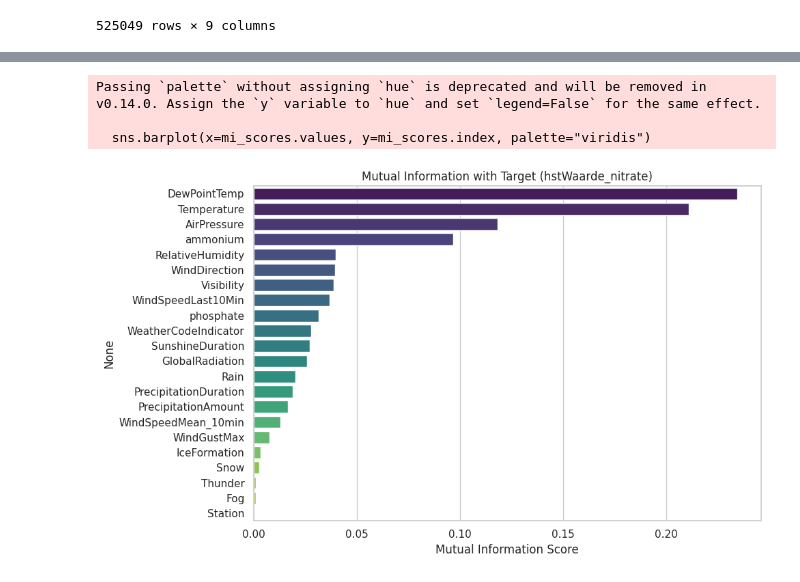
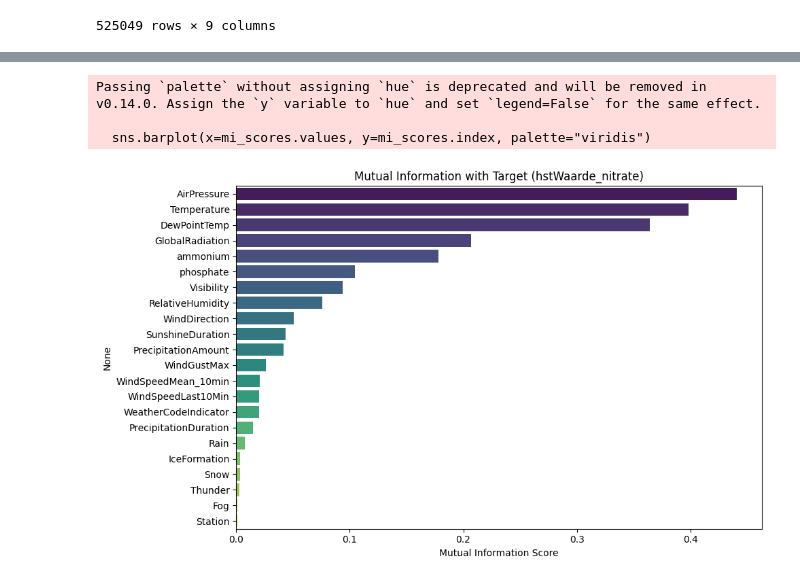
Before and after one commit to georgyHZ/DuskpetalHoppers, a Jupyter notebook: Iteration1.ipynb, the cells around one changed output, grey strips where cells are left out. Cells and saved outputs as stored; diff of their text form; code cells hidden in the pictures.

```diff
--- a/Iteration1.ipynb
+++ b/Iteration1.ipynb
@@ -50,7 +50,7 @@ Number of outliers:  43282
 # %%
 nitrate = pd.read_parquet('data/Chemical measurements influent 2023_2024/nitrate_2024.parquet')
 nitrate['datumBeginMeting'] = pd.to_datetime(nitrate['datumBeginMeting'])
-nitrate = nitrate.rename(columns={"hstWaarde": "hstWaarde_nitrate", "historianTagnummer": "historianTagnummer_nitrate", "datumBeginMeting": "datumBeginMeting_nitrate", "datumEndeMeting": "datumEndeMeting_nitrate"}).reset_index(drop=True)
+nitrate = nitrate.rename(columns={"hstWaarde": "hstWaarde_nitrate", "historianTagnummer": "historianTagnummer_nitrate"}).reset_index(drop=True)
 nitrate['hstWaarde_nitrate'] = nitrate['hstWaarde_nitrate'].apply(pd.to_numeric, errors='coerce')
 # %%
 outliers_count = count_outliers_iqr(nitrate['hstWaarde_nitrate'])
@@ -88,6 +88,8 @@ Number of outliers:  21886
  'means': []}
 [figure]
 # %%
+merged = pd.merge(ammonium, nitrate, on="datumBeginMeting")
+chemicals = pd.merge(merged, phosphate, on="datumBeginMeting")
 chemicals_hourly = pd.DataFrame({
     'Hour': chemicals['datumBeginMeting'].dt.floor('h'),  # Hour column for grouping
     'ammonium': chemicals['hstWaarde_ammonium_2023'],
@@ -162,5 +164,7 @@ combines_oxygen
 525049 rows × 9 columns
 # %%
 weather = pd.read_csv('weather.csv')
+weather = weather.rename(columns={'Timestamp': 'Hour'})
+weather['Hour'] = pd.to_datetime(weather['Hour'])
 weather
 # %% [output]
@@ -177,3 +181,6 @@ weather
 | 8758 | 2023-12-31 22:00:00 | 275 | 200 | 80 | 80 | 130 | 83 | ... |
 | 8759 | 2023-12-31 23:00:00 | 275 | 200 | 80 | 90 | 150 | 86 | ... |
 8760 rows × 24 columns
+# %%
+combined = pd.merge(chemicals_hourly_scaled, weather, on='Hour', how='inner')
+combined
@@ -180,22 +201,23 @@ weather
 # %%
 from sklearn.feature_selection import mutual_info_regression
 
 # Example: measure mutual information with respect to a target
 target = 'nitrate'
-X = numeric_cols.drop(columns=[target])
-y = numeric_cols[target]
+X = combined.drop(columns=[target])
+X = X.select_dtypes(include=['int64', 'float64'])
+y = combined[target]
 
 mi = mutual_info_regression(X, y, discrete_features=False)
 mi_scores = pd.Series(mi, index=X.columns).sort_values(ascending=False)
 
 plt.figure(figsize=(10, 6))
 sns.barplot(x=mi_scores.values, y=mi_scores.index, palette="viridis")
 plt.title("Mutual Information with Target (hstWaarde_nitrate)")
 plt.xlabel("Mutual Information Score")
 plt.tight_layout()
 plt.show()
 # %% [output]
 Passing `palette` without assigning `hue` is deprecated and will be removed in v0.14.0. Assign the `y` variable to `hue` and set `legend=False` for the same effect.
 
   sns.barplot(x=mi_scores.values, y=mi_scores.index, palette="viridis")
-[figure, old version]
+[figure, new version]
```
Also changed, not shown: parts of 10 cells of this notebook, 1 other file.
